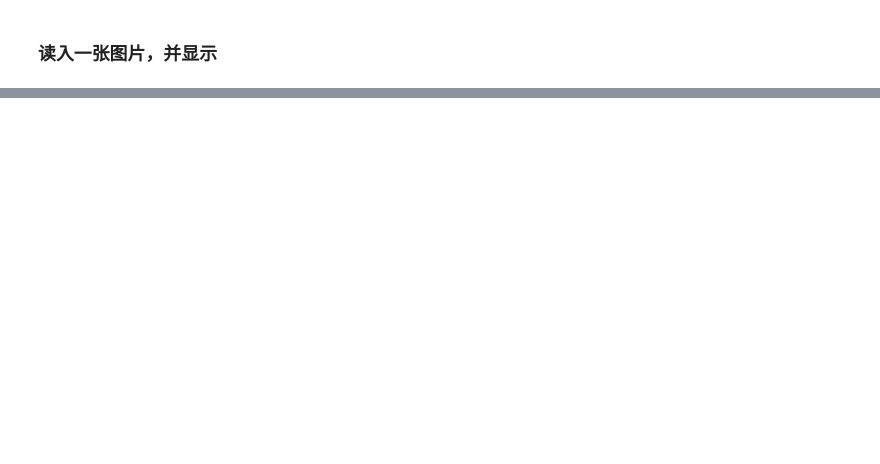
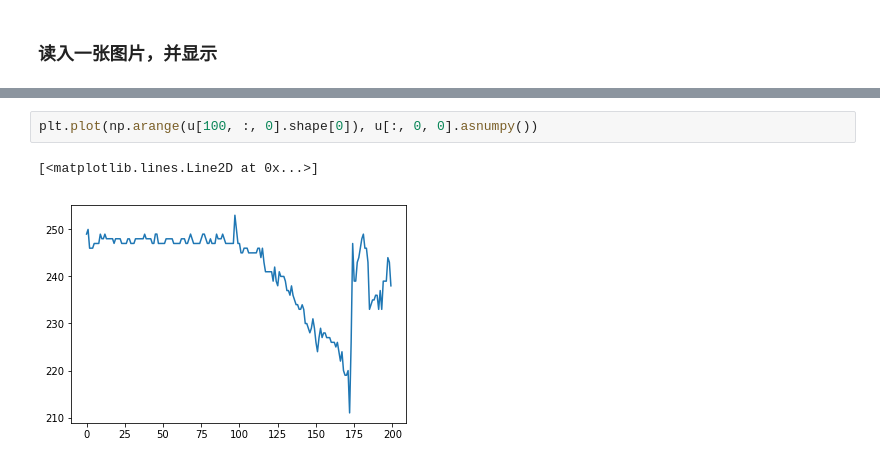
Before and after one commit to L1aoXingyu/Digital-Image-Processing, a Jupyter notebook: assignment3/fast global smooth.ipynb, the cells around one changed output, grey strips where cells are left out. Drawn from its saved outputs; the diff is of its cells as text; blank space fills up the shorter version.

```diff
--- a/assignment3/fast global smooth.ipynb
+++ b/assignment3/fast global smooth.ipynb
@@ -142,0 +156,5 @@ plt.imshow(u.asnumpy())
+# %%
+plt.plot(np.arange(u[100, :, 0].shape[0]), u[:, 0, 0].asnumpy())
+# %% [output]
+[<matplotlib.lines.Line2D at 0x...>]
+[figure, added]
```
Also changed, not shown: parts of 16 cells of this notebook, 3 other files.
